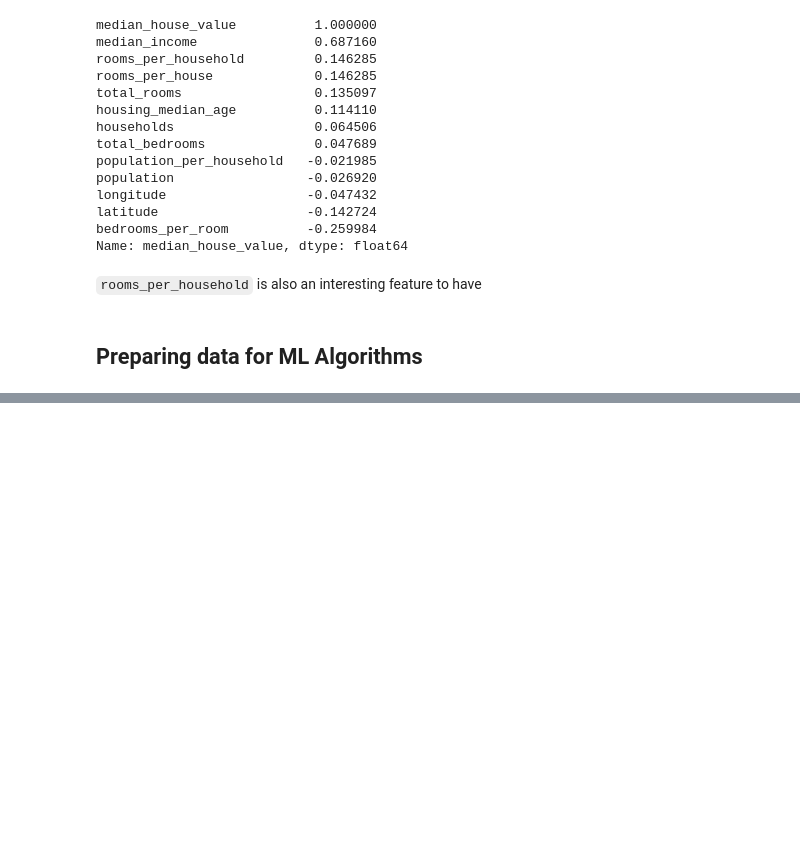
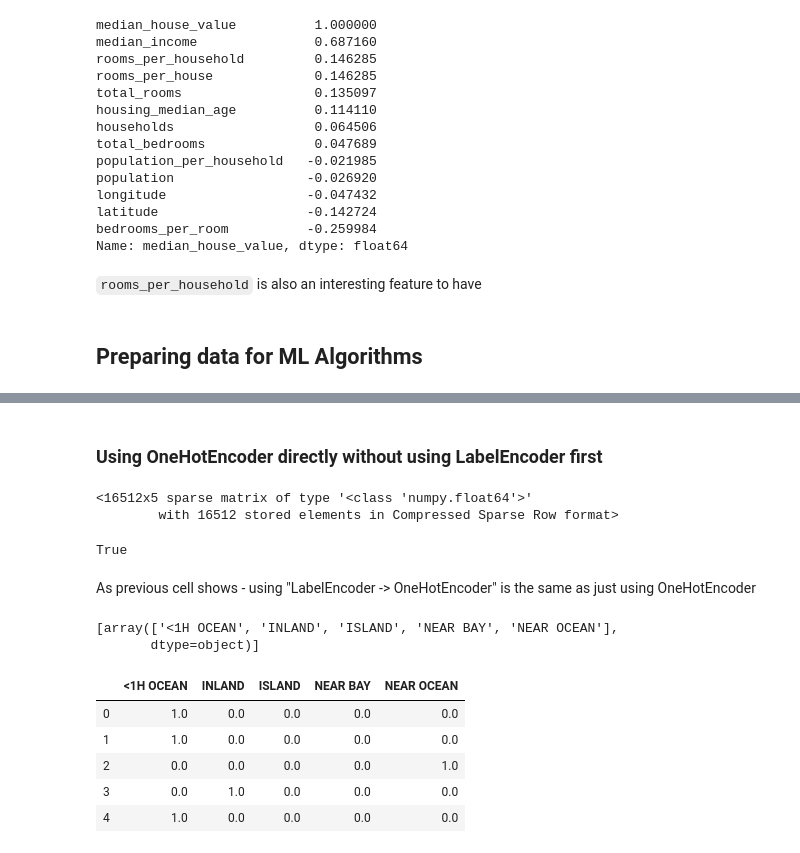
Before and after one commit to avovsya/hands_on_ml_book, a Jupyter notebook: ch2_Housing.ipynb, the cells around one changed output, grey strips where cells are left out. Drawn from its saved outputs; the diff is of its cells as text; code cells hidden in the pictures; blank space fills up the shorter version.

```diff
--- a/ch2_Housing.ipynb
+++ b/ch2_Housing.ipynb
@@ -294,3 +294,7 @@ Name: median_house_value, dtype: float64
 `rooms_per_household` is also an interesting feature to have
 # %% [markdown]
 ## Preparing data for ML Algorithms
+# %%
+# Revert to a clean dataset
+housing = strat_train_set.drop("median_house_value", axis=1)
+housing_labels = strat_train_set["median_house_value"].copy()
@@ -296,0 +312,3 @@ Name: median_house_value, dtype: float64
+# %%
+median = housing["total_bedrooms"].median()
+housing["total_bedrooms"].fillna(value=median, inplace=True)
@@ -296,0 +363,7 @@ Name: median_house_value, dtype: float64
+# %%
+from sklearn.preprocessing import LabelEncoder
+
+encoder = LabelEncoder()
+housing_cat = housing["ocean_proximity"]
+housing_cat_encoded = encoder.fit_transform(housing_cat)
+housing_cat_encoded
@@ -296,0 +393,30 @@ Name: median_house_value, dtype: float64
+# %% [markdown]
+### Using OneHotEncoder directly without using LabelEncoder first
+# %%
+onehot_label = OneHotEncoder()
+housing_cat_1hot_label = onehot_label.fit_transform(housing_cat.values.reshape(-1, 1))
+housing_cat_1hot_label
+# %% [output]
+<16512x5 sparse matrix of type '<class 'numpy.float64'>'
+        with 16512 stored elements in Compressed Sparse Row format>
+# %%
+np.array_equal(housing_cat_1hot_label.toarray(), housing_cat_1hot.toarray())
+# %% [output]
+True
+# %% [markdown]
+As previous cell shows - using "LabelEncoder -> OneHotEncoder" is the same as just using OneHotEncoder
+# %%
+onehot_label.categories_
+# %% [output]
+[array(['<1H OCEAN', 'INLAND', 'ISLAND', 'NEAR BAY', 'NEAR OCEAN'],
+       dtype=object)]
+# %%
+housing_cat_df = pd.DataFrame(data=housing_cat_1hot_label.toarray(), columns=onehot_label.categories_[0])
+housing_cat_df.head()
+# %% [output]
+|  | <1H OCEAN | INLAND | ISLAND | NEAR BAY | NEAR OCEAN |
+| 0 | 1.0 | 0.0 | 0.0 | 0.0 | 0.0 |
+| 1 | 1.0 | 0.0 | 0.0 | 0.0 | 0.0 |
+| 2 | 0.0 | 0.0 | 0.0 | 0.0 | 1.0 |
+| 3 | 0.0 | 1.0 | 0.0 | 0.0 | 0.0 |
+| 4 | 1.0 | 0.0 | 0.0 | 0.0 | 0.0 |
```
Also changed, not shown: parts of 23 cells of this notebook.
